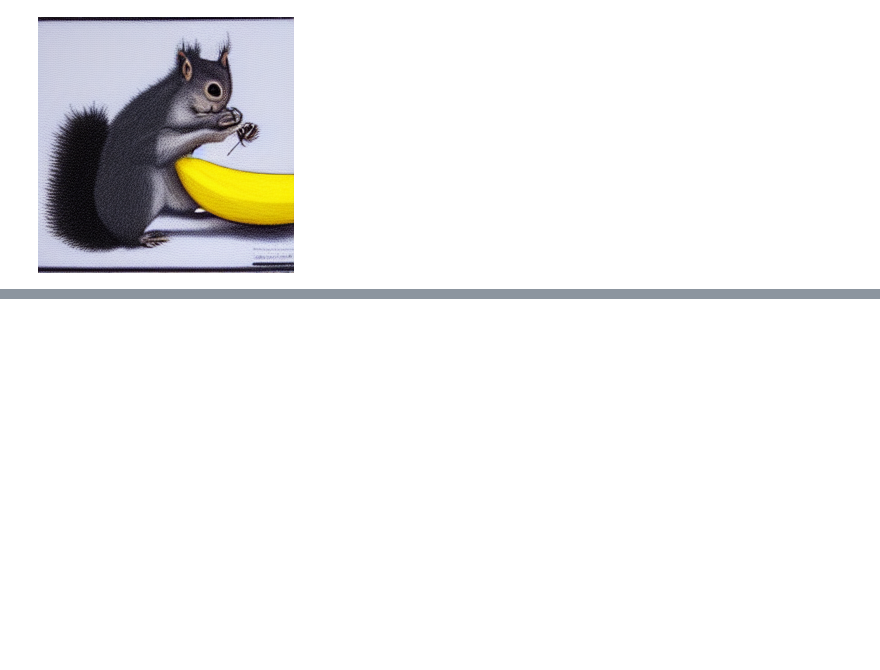
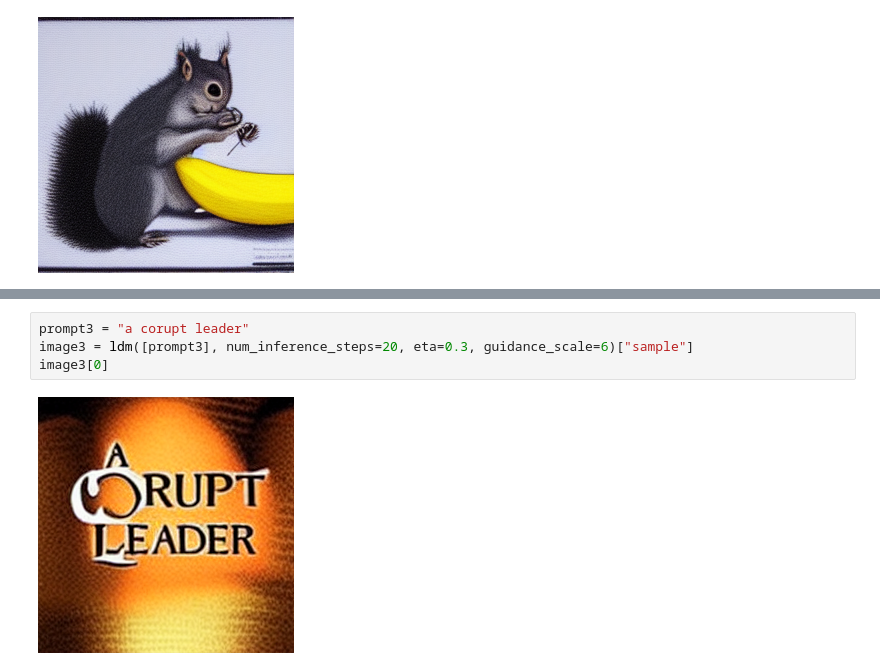
Before and after one commit to e-olang/Computer-Vision, a Jupyter notebook: Image Generation/hugging face diffusers.ipynb, the cells around one changed output, grey strips where cells are left out. Saved outputs shown, nothing was run; the diff lists cells and outputs as text; blank space fills up the shorter version.

```diff
--- a/Image Generation/hugging face diffusers.ipynb
+++ b/Image Generation/hugging face diffusers.ipynb
@@ -25,0 +34,6 @@ images[0]
+# %%
+prompt3 = "a corupt leader"
+image3 = ldm([prompt3], num_inference_steps=20, eta=0.3, guidance_scale=6)["sample"]
+image3[0]
+# %% [output]
+[figure, added]
```
Also changed, not shown: parts of 2 cells of this notebook.
